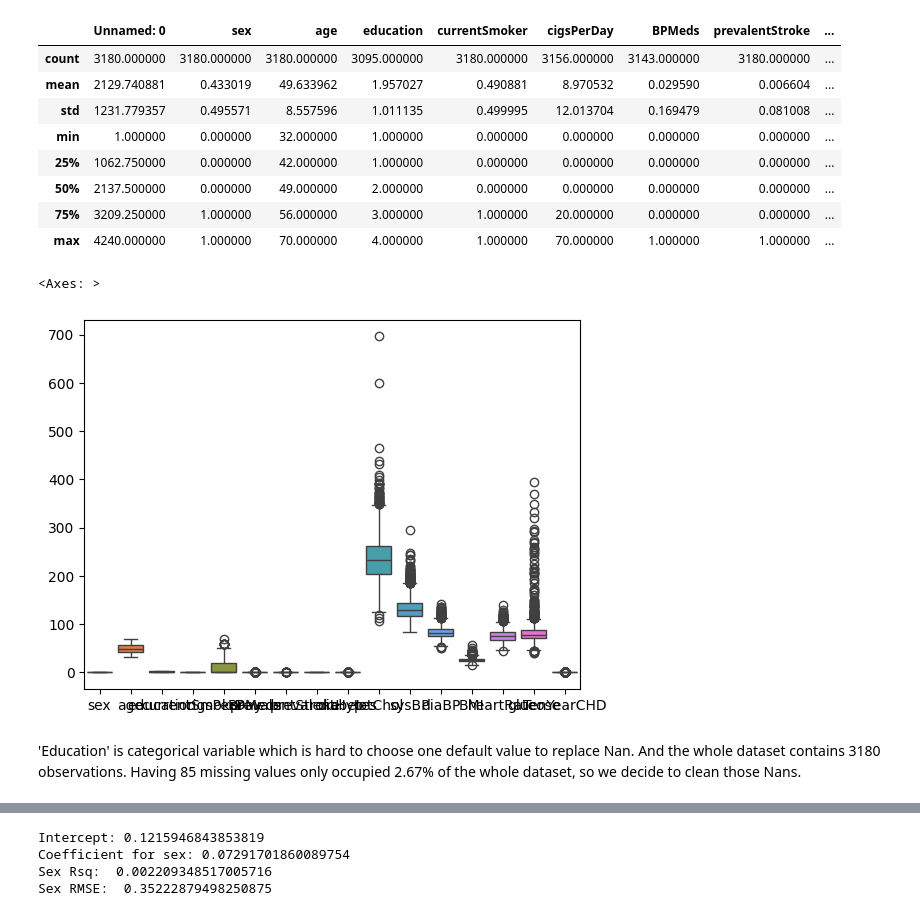
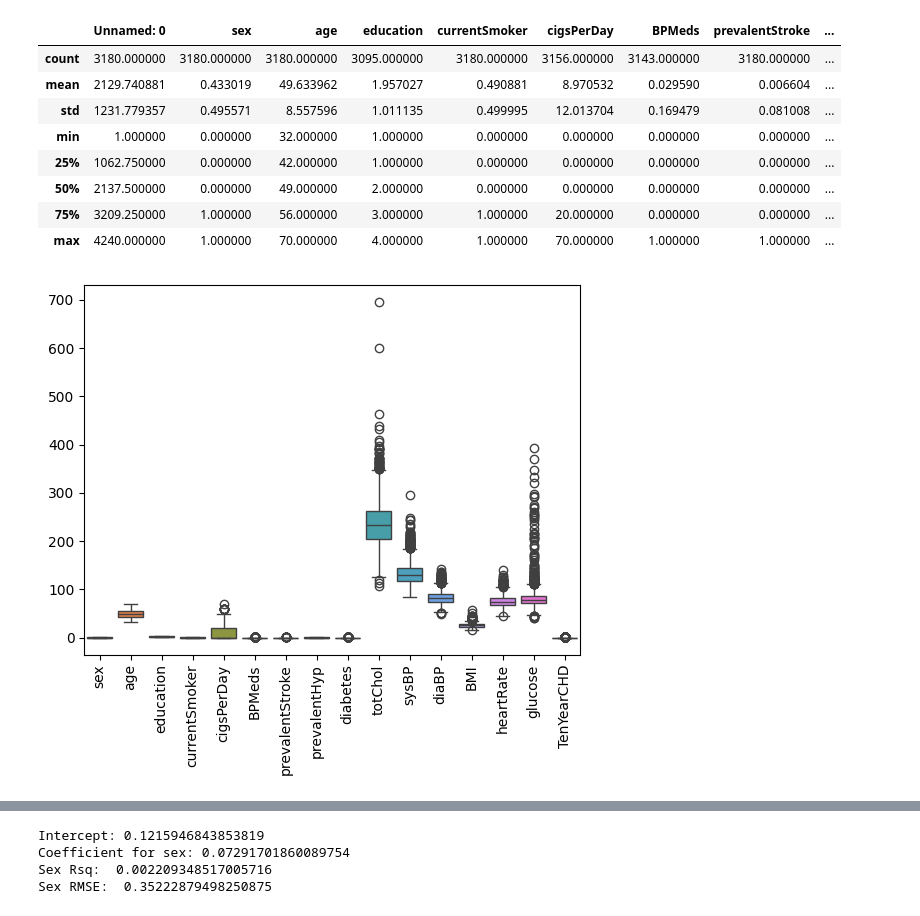
Before and after one commit to LindaMjw/project_chd, a Jupyter notebook: Training.ipynb, the cells around one changed output, grey strips where cells are left out. Drawn from its saved outputs; the diff is of its cells as text; code cells hidden in the pictures.

```diff
--- a/Training.ipynb
+++ b/Training.ipynb
@@ -56,13 +52,12 @@ df.describe()
 | 50% | 2137.500000 | 0.000000 | 49.000000 | 2.000000 | 0.000000 | 0.000000 | 0.000000 | 0.000000 | ... |
 | 75% | 3209.250000 | 1.000000 | 56.000000 | 3.000000 | 1.000000 | 20.000000 | 0.000000 | 0.000000 | ... |
 | max | 4240.000000 | 1.000000 | 70.000000 | 4.000000 | 1.000000 | 70.000000 | 1.000000 | 1.000000 | ... |
-# %%
-df0= df.iloc[:, 1:]
-sns.boxplot(data=df0)
-# %% [output]
-<Axes: >
-[figure, removed]
-# %% [markdown]
-'Education' is categorical variable which is hard to choose one default value to replace Nan. And the whole dataset contains 3180 observations. Having 85 missing values only occupied 2.67% of the whole dataset, so we decide to clean those Nans.
+# %%
+df= df.iloc[:, 1:]
+sns.boxplot(data=df)
+plt.xticks(rotation=90) #rotate the x-axis label
+plt.show()
+# %% [output]
+[figure, added]
 # %%
 df = df.dropna()
```
Also changed, not shown: parts of 9 cells of this notebook.
